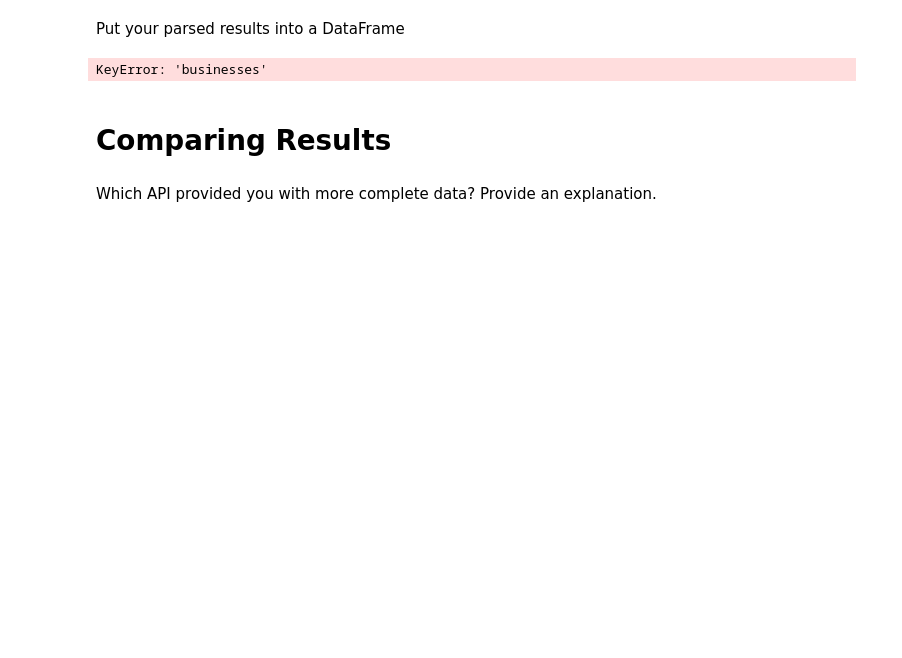
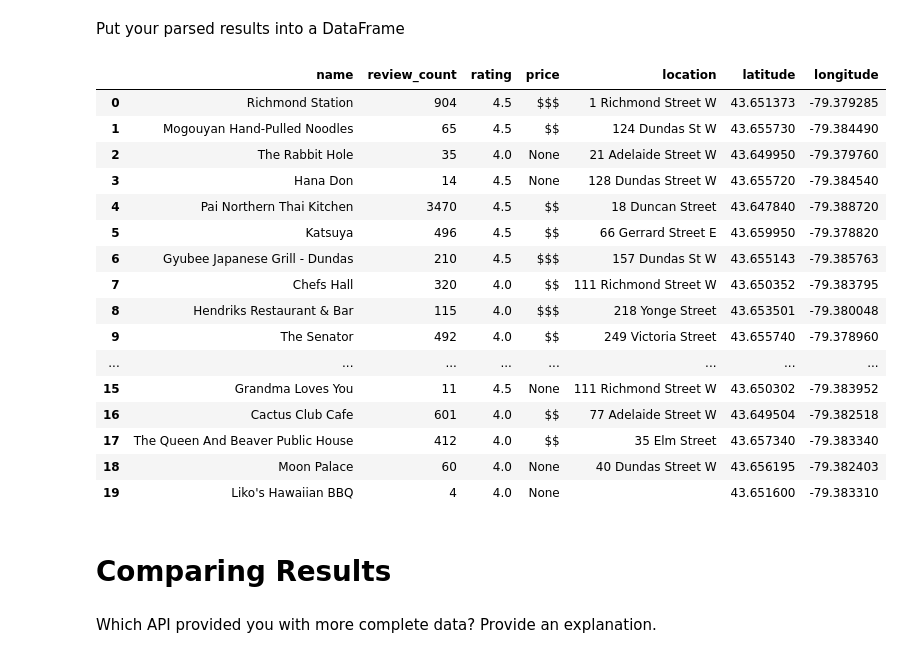
Before and after one commit to Ceeyhub/Statistical-Modelling-Project, a Jupyter notebook: notebooks/yelp_foursquare_EDA.ipynb, the cells around one changed output. Cells and saved outputs as stored; diff of their text form; code cells hidden in the pictures; blank space fills up the shorter version.

```diff
--- a/notebooks/yelp_foursquare_EDA.ipynb
+++ b/notebooks/yelp_foursquare_EDA.ipynb
@@ -128,14 +145,14 @@ Send a request to Yelp with a small radius (1000m) for all the bike stations in
 # %%
 import requests
 
-url = "https://api.yelp.com/v3/businesses/search?location=restaurants&latitude=45.15866370764634&longitude=10.783718973016335&sort_by=best_match&limit=20"
+url = "https://api.yelp.com/v3/businesses/search?latitude=43.653226&longitude=-79.3831843&term=restaurants&radius=1000&sort_by=best_match&limit=20"
 
 headers = {
     "accept": "application/json",
-    "Authorization": "Bearer T4gOkzYnp3jQwzTpG1GZU2kTn4wrS3VGydxYvGmpuCYDhxMP9xeyLlLe3Pm9rlBjf5nndrrj7v-vkPIjtkZG52O6fQeEAB5fzF_n1ETFItq-9lAjDdjItQO5qrzKZHYx"
+    "Authorization": "Bearer IO91VgRoR1GOMQQyruUm_Jo0qXQJYpB57cB5tgGr-zfSbvXBsadqfk_N2keKVKL4WCyVv97wXejLEtpG29bCY8xPJFwm9Cb9UpUbdNqFWlgZWtYdtEHkO71DGyfdZHYx"
 }
 
 response = requests.get(url, headers=headers)
 
-pprint(response.json())
+pprint(response.json)
 # %% [output]
@@ -159,2 +160,4 @@ pprint(response.json())
+# %%
+data = response.json()
 # %% [markdown]
 Parse through the response to get the POI (such as restaurants, bars, etc) details you want (ratings, name, location, etc)
@@ -186,0 +164,6 @@ yelp_data = response.json()
+# %%
+businesses = data.get("businesses", [])
+
+    # Create a DataFrame from the businesses data
+df_yelp = pd.DataFrame(businesses)
+df_yelp
@@ -187,10 +188,41 @@ yelp_data = response.json()
 # %% [markdown]
 Put your parsed results into a DataFrame
-# %%
-df_yelp = pd.DataFrame(data['businesses'])
-print(df_yelp)
-# %% [output]
-KeyError: 'businesses'
+# %%
+    # Extract specific data from the businesses list
+    extracted_data = []
+    for business in businesses:
+        row = {
+            "name": business.get("name"),
+            "review_count": business.get("review_count"),
+            "rating": business.get("rating"),
+            "price": business.get("price"),
+            "location": business.get("location", {}).get("address1"),
+            "latitude": business.get("coordinates", {}).get("latitude"),
+            "longitude": business.get("coordinates", {}).get("longitude")
+        }
+        extracted_data.append(row)
+
+    # Create a DataFrame from the extracted data
+df_yelp_fin = pd.DataFrame(extracted_data)
+df_yelp_fin
+# %% [output]
+|  | name | review_count | rating | price | location | latitude | longitude |
+| 0 | Richmond Station | 904 | 4.5 | $$$ | 1 Richmond Street W | 43.651373 | -79.379285 |
+| 1 | Mogouyan Hand-Pulled Noodles | 65 | 4.5 | $$ | 124 Dundas St W | 43.655730 | -79.384490 |
+| 2 | The Rabbit Hole | 35 | 4.0 | None | 21 Adelaide Street W | 43.649950 | -79.379760 |
+| 3 | Hana Don | 14 | 4.5 | None | 128 Dundas Street W | 43.655720 | -79.384540 |
+| 4 | Pai Northern Thai Kitchen | 3470 | 4.5 | $$ | 18 Duncan Street | 43.647840 | -79.388720 |
+| 5 | Katsuya | 496 | 4.5 | $$ | 66 Gerrard Street E | 43.659950 | -79.378820 |
+| 6 | Gyubee Japanese Grill - Dundas | 210 | 4.5 | $$$ | 157 Dundas St W | 43.655143 | -79.385763 |
+| 7 | Chefs Hall | 320 | 4.0 | $$ | 111 Richmond Street W | 43.650352 | -79.383795 |
+| 8 | Hendriks Restaurant & Bar | 115 | 4.0 | $$$ | 218 Yonge Street | 43.653501 | -79.380048 |
+| 9 | The Senator | 492 | 4.0 | $$ | 249 Victoria Street | 43.655740 | -79.378960 |
+| ... | ... | ... | ... | ... | ... | ... | ... |
+| 15 | Grandma Loves You | 11 | 4.5 | None | 111 Richmond Street W | 43.650302 | -79.383952 |
+| 16 | Cactus Club Cafe | 601 | 4.0 | $$ | 77 Adelaide Street W | 43.649504 | -79.382518 |
+| 17 | The Queen And Beaver Public House | 412 | 4.0 | $$ | 35 Elm Street | 43.657340 | -79.383340 |
+| 18 | Moon Palace | 60 | 4.0 | None | 40 Dundas Street W | 43.656195 | -79.382403 |
+| 19 | Liko's Hawaiian BBQ | 4 | 4.0 | None |  | 43.651600 | -79.383310 |
 # %% [markdown]
 # Comparing Results
 # %% [markdown]
```
Also changed, not shown: parts of 22 cells of this notebook, 7 other files.
